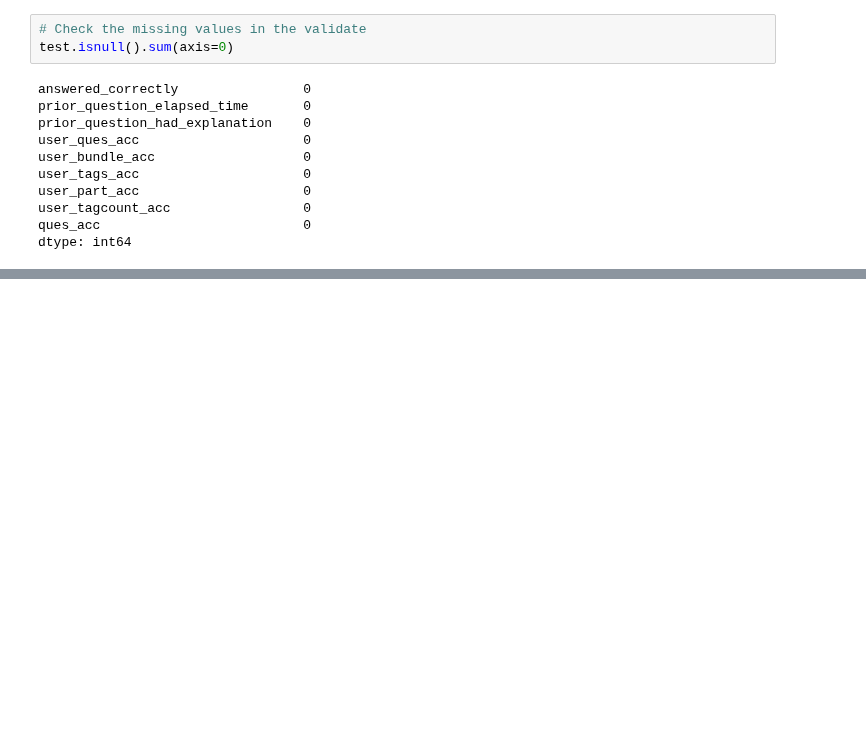
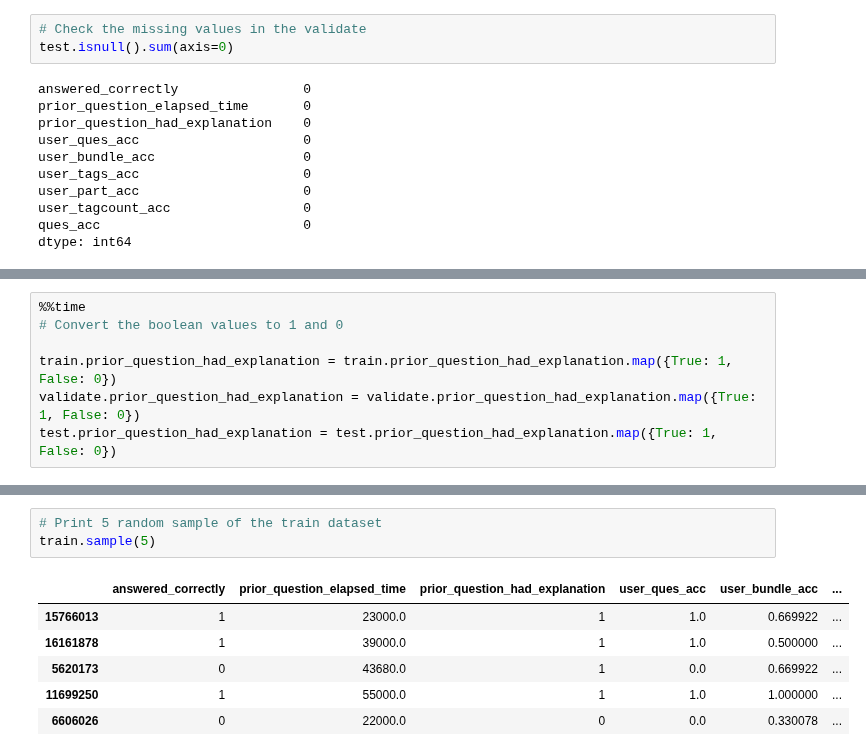
Before and after one commit to Yongliang-Shi/riiid_answer_correctness_prediction, a Jupyter notebook: model.ipynb, the cells around one changed output, grey strips where cells are left out. Saved outputs shown, nothing was run; the diff lists cells and outputs as text; blank space fills up the shorter version.

Commit message:
convert boolean to numeric

```diff
--- a/model.ipynb
+++ b/model.ipynb
@@ -1076,0 +1079,7 @@ dtype: int64
+# %%
+%%time
+# Convert the boolean values to 1 and 0
+
+train.prior_question_had_explanation = train.prior_question_had_explanation.map({True: 1, False: 0})
+validate.prior_question_had_explanation = validate.prior_question_had_explanation.map({True: 1, False: 0})
+test.prior_question_had_explanation = test.prior_question_had_explanation.map({True: 1, False: 0})
@@ -1076,0 +1089,10 @@ dtype: int64
+# %%
+# Print 5 random sample of the train dataset
+train.sample(5)
+# %% [output]
+|  | answered_correctly | prior_question_elapsed_time | prior_question_had_explanation | user_ques_acc | user_bundle_acc | ... |
+| 15766013 | 1 | 23000.0 | 1 | 1.0 | 0.669922 | ... |
+| 16161878 | 1 | 39000.0 | 1 | 1.0 | 0.500000 | ... |
+| 5620173 | 0 | 43680.0 | 1 | 0.0 | 0.669922 | ... |
+| 11699250 | 1 | 55000.0 | 1 | 1.0 | 1.000000 | ... |
+| 6606026 | 0 | 22000.0 | 0 | 0.0 | 0.330078 | ... |
```
Also changed, not shown: parts of 7 cells of this notebook.
